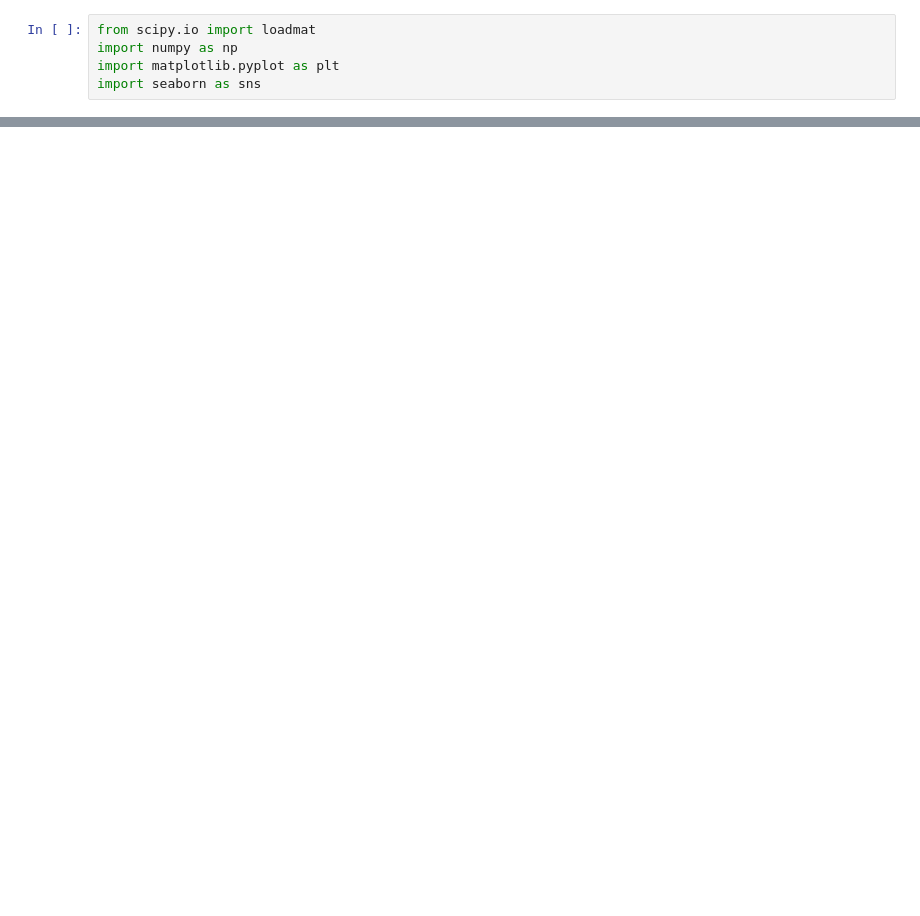
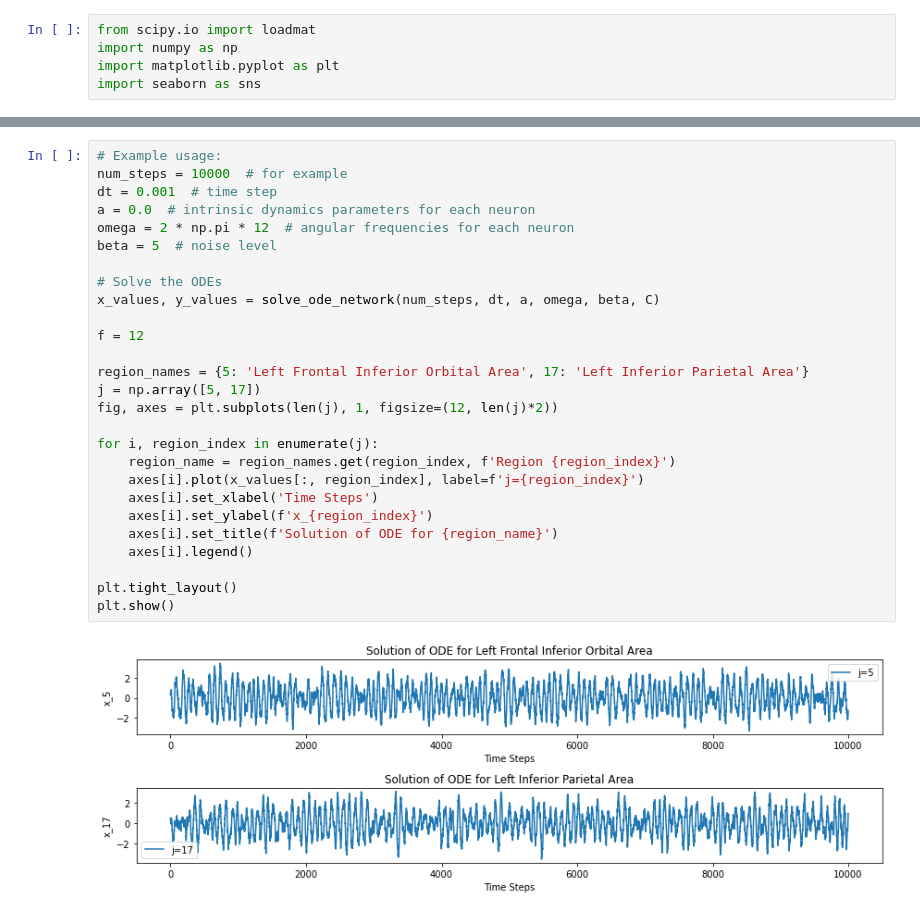
Before and after one commit to shayan823/Deco-Group-1A, a Jupyter notebook: PythonNotebooks/network.ipynb, the cells around one changed output, grey strips where cells are left out. Drawn from its saved outputs; the diff is of its cells as text; blank space fills up the shorter version.

```diff
--- a/PythonNotebooks/network.ipynb
+++ b/PythonNotebooks/network.ipynb
@@ -96,0 +57,29 @@ x_values, y_values = solve_ode_network(num_steps, dt, a, omega, beta, C)
+# %%
+# Example usage:
+num_steps = 10000  # for example
+dt = 0.001  # time step
+a = 0.0  # intrinsic dynamics parameters for each neuron
+omega = 2 * np.pi * 12  # angular frequencies for each neuron
+beta = 5  # noise level
+
+# Solve the ODEs
+x_values, y_values = solve_ode_network(num_steps, dt, a, omega, beta, C)
+
+f = 12
+
+region_names = {5: 'Left Frontal Inferior Orbital Area', 17: 'Left Inferior Parietal Area'}
+j = np.array([5, 17])
+fig, axes = plt.subplots(len(j), 1, figsize=(12, len(j)*2))
+
+for i, region_index in enumerate(j):
+    region_name = region_names.get(region_index, f'Region {region_index}')
+    axes[i].plot(x_values[:, region_index], label=f'j={region_index}')
+    axes[i].set_xlabel('Time Steps')
+    axes[i].set_ylabel(f'x_{region_index}')
+    axes[i].set_title(f'Solution of ODE for {region_name}')
+    axes[i].legend()
+
+plt.tight_layout()
+plt.show()
+# %% [output]
+[figure, added]
```
Also changed, not shown: parts of 12 cells of this notebook.
